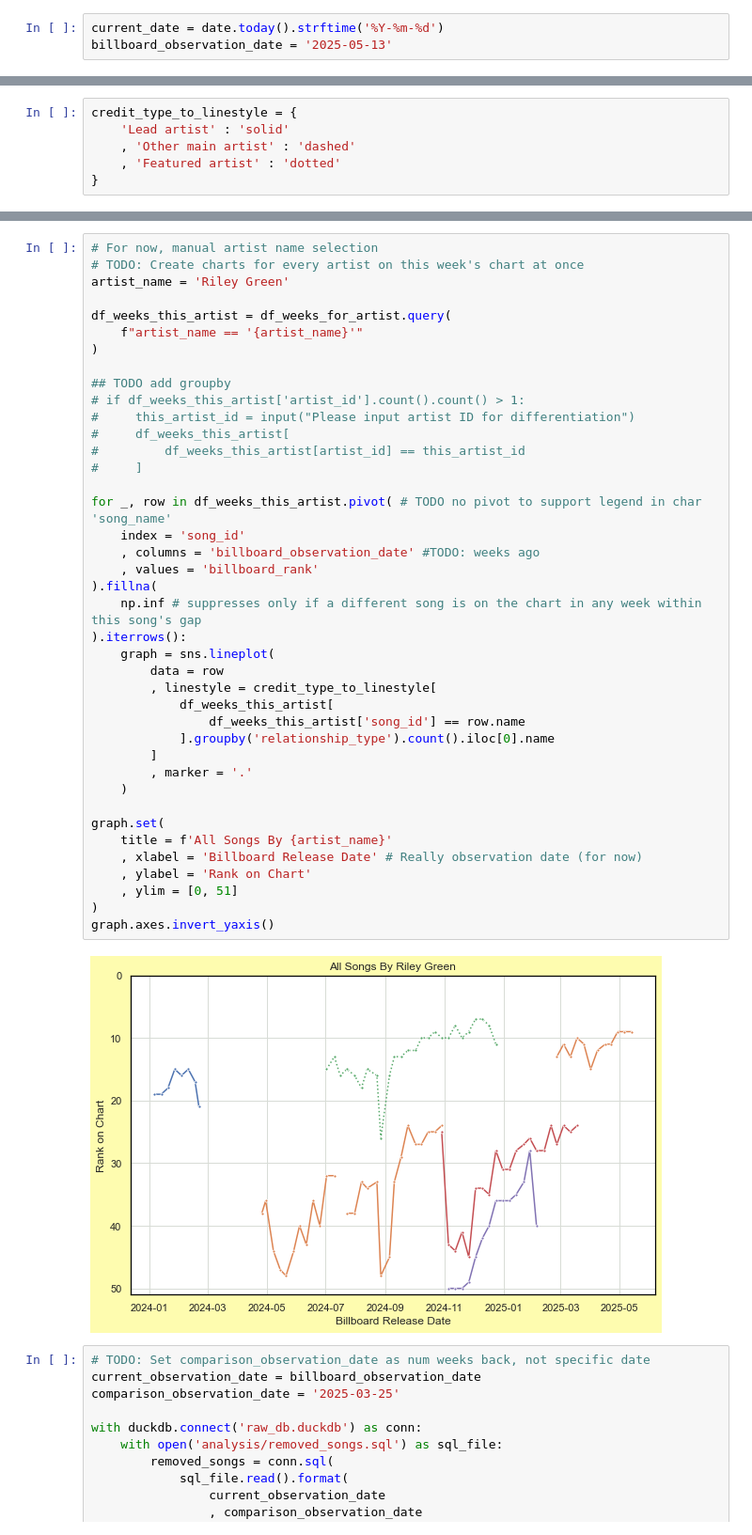
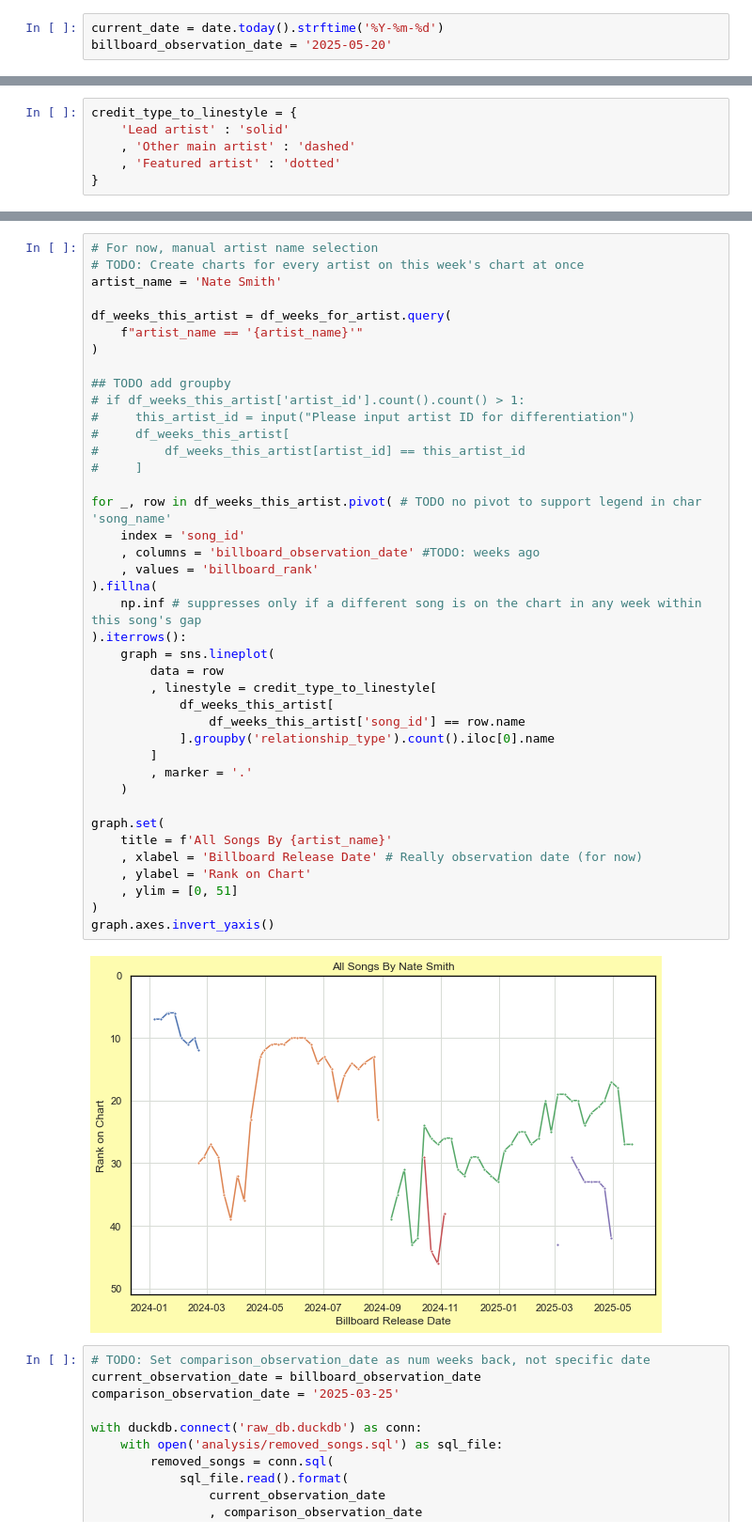
Before and after one commit to jwmanahan/billboard, a Jupyter notebook: add_new_week.ipynb, the cells around one changed output, grey strips where cells are left out. Shown at 94% size. Cells and saved outputs as stored; diff of their text form.

```diff
--- a/add_new_week.ipynb
+++ b/add_new_week.ipynb
@@ -33,7 +33,7 @@ sns.set(
 # Change the billboard_observation_date!
 # %%
 current_date = date.today().strftime('%Y-%m-%d')
-billboard_observation_date = '2025-05-13'
+billboard_observation_date = '2025-05-20'
 # %%
 # Set up SQL connection
 %config SqlMagic.autopandas = True
@@ -761,7 +803,7 @@ Heart Of Stone: Jelly Roll(5)
 # %%
 # For now, manual artist name selection
 # TODO: Create charts for every artist on this week's chart at once
-artist_name = 'Riley Green'
+artist_name = 'Nate Smith'
 
 df_weeks_this_artist = df_weeks_for_artist.query(
     f"artist_name == '{artist_name}'"
@@ -772,34 +814,34 @@ df_weeks_this_artist = df_weeks_for_artist.query(
 #     this_artist_id = input("Please input artist ID for differentiation")
 #     df_weeks_this_artist[
 #         df_weeks_this_artist[artist_id] == this_artist_id
 #     ]
 
 for _, row in df_weeks_this_artist.pivot( # TODO no pivot to support legend in char 'song_name'
     index = 'song_id'
     , columns = 'billboard_observation_date' #TODO: weeks ago
     , values = 'billboard_rank'
 ).fillna(
     np.inf # suppresses only if a different song is on the chart in any week within this song's gap
 ).iterrows():
     graph = sns.lineplot(
         data = row
         , linestyle = credit_type_to_linestyle[
             df_weeks_this_artist[
                 df_weeks_this_artist['song_id'] == row.name
             ].groupby('relationship_type').count().iloc[0].name
         ]
         , marker = '.'
     )
 
 graph.set(
     title = f'All Songs By {artist_name}'
     , xlabel = 'Billboard Release Date' # Really observation date (for now)
     , ylabel = 'Rank on Chart'
     , ylim = [0, 51]
 )
 graph.axes.invert_yaxis()
 # %% [output]
-[figure, old version]
+[figure, new version]
 # %%
 # TODO: Set comparison_observation_date as num weeks back, not specific date
 current_observation_date = billboard_observation_date
```
Also changed, not shown: parts of 24 cells of this notebook, 5 other files.
